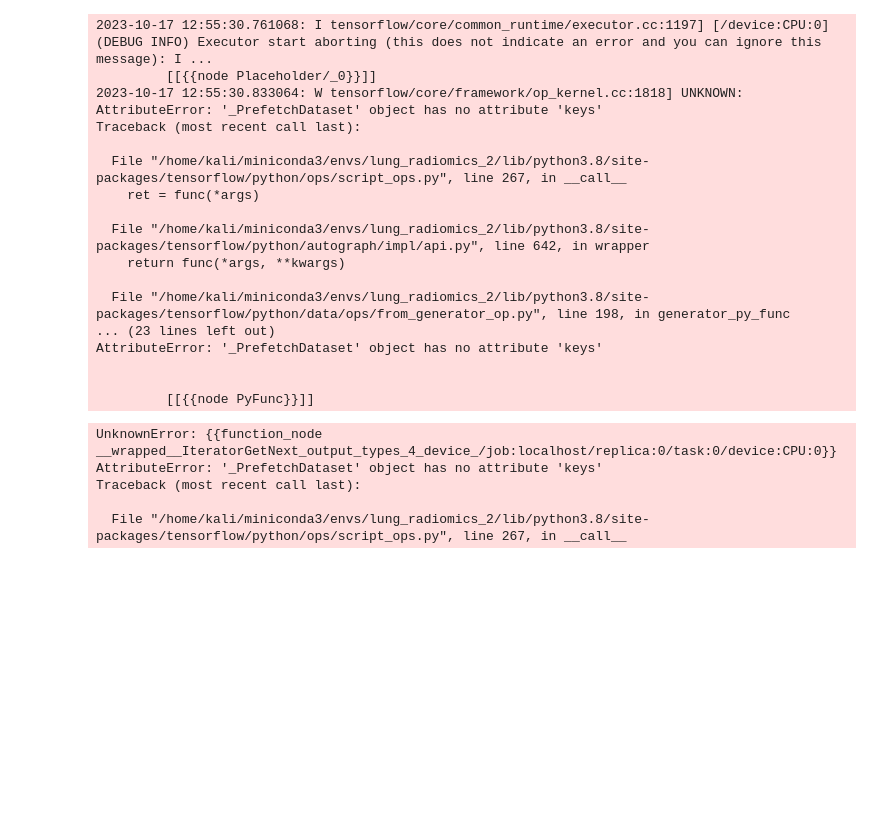
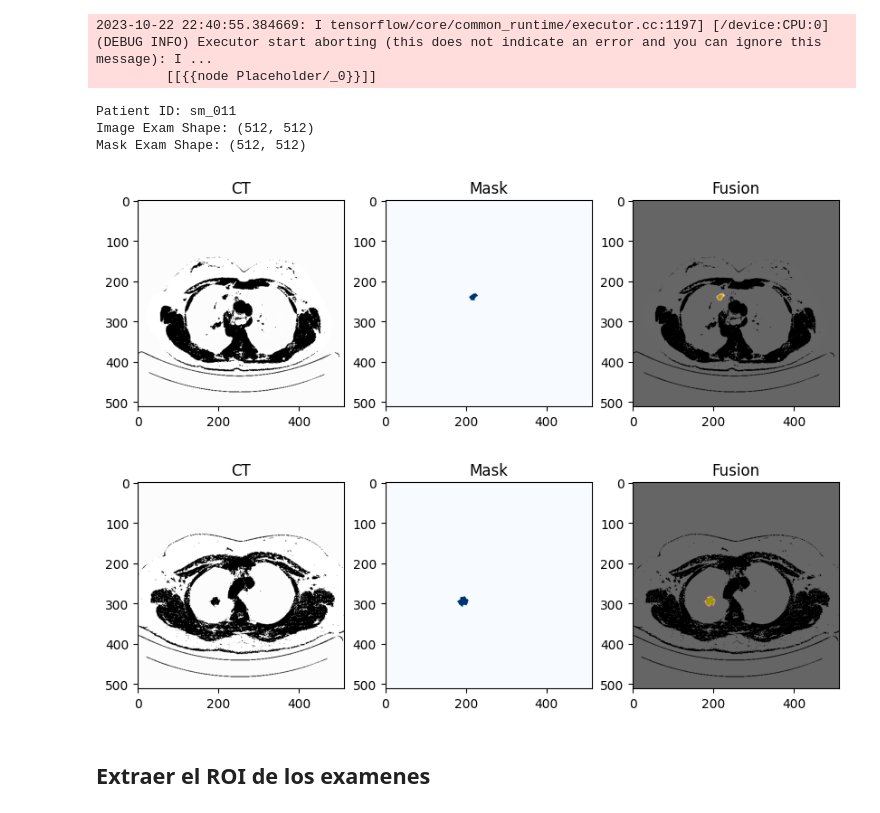
Before and after one commit to jmsaavedrar/pet_ct, a Jupyter notebook: santa_maria_ds/load_santamaria_ds_example.ipynb, the cells around one changed output. Saved outputs shown, nothing was run; the diff lists cells and outputs as text; code cells hidden in the pictures; blank space fills up the shorter version.

Commit message:
Terminando de implementar el dataset de stanford

```diff
--- a/santa_maria_ds/load_santamaria_ds_example.ipynb
+++ b/santa_maria_ds/load_santamaria_ds_example.ipynb
@@ -8,4 +20,7 @@ import random
 # %%
-# load the santa maria dataset, specifically the torax3d_1 partition. If you want to get another partition
-# replace with 'pet_01' or 'body_01'
-sample_dataset, info = tfds.load('santa_maria_dataset/torax3d_1', with_info=True)
+# se cargan los datos de santa maría y stanford
+# Para el ejemplo se cargan los datos de los exámenes torax3d, se puede reemplazar con 'pet' o 'body'
+
+sample_dataset, info = tfds.load('santa_maria_dataset/torax3d', with_info=True)
+#sample_dataset, info = tfds.load('santa_maria_dataset/pet', with_info=True)
+#sample_dataset, info = tfds.load('santa_maria_dataset/body', with_info=True)
@@ -83,25 +156,26 @@ def get_training_testing_sm_datasets(split_val=0.8, random_seed):
 # %%
 training_ds, testing_ds = get_training_testing_sm_datasets()
 
-training_stop = 0
-testing_stop = 0
+
 # Iterate through the training dataset
-for patient_id, img_exam, mask_exam, label in training_ds:
-    training_stop +=1
+img_exam_train, mask_exam_train = None, None
+img_exam_test, mask_exam_test = None, None
+for patient_id, img_exam_train, mask_exam_train, label in training_ds:
     print("Patient ID:", patient_id.numpy().decode('utf-8'))
-    print("Image Exam Shape:", img_exam.shape)
-    print("Mask Exam Shape:", mask_exam.shape)
+    print("Image Exam Shape:", img_exam_train.shape)
+    print("Mask Exam Shape:", mask_exam_train.shape)
     print("Label:", label.numpy())
+    break
 
-    if training_stop == 10:
-        break
 
 # Iterate through the testing dataset
-for patient_id, img_exam, mask_exam, label in testing_ds:
+for patient_id, img_exam_test, mask_exam_test, label in testing_ds:
     print("Patient ID:", patient_id.numpy().decode('utf-8'))
-    print("Image Exam Shape:", img_exam.shape)
-    print("Mask Exam Shape:", mask_exam.shape)
-    print("Label:", label.numpy())
-    testing_stop += 1
-    if testing_stop == 10: break
+    print("Image Exam Shape:", img_exam_test.shape)
+    print("Mask Exam Shape:", mask_exam_test.shape)
+    break
+
+
+visualizeImgMask(img_exam_train, mask_exam_train, pet=False)
+visualizeImgMask(img_exam_test, mask_exam_test, pet=False)
 # %% [output]
@@ -127,21 +188,9 @@ Label: 1
-2023-10-17 12:55:30.761068: I tensorflow/core/common_runtime/executor.cc:1197] [/device:CPU:0] (DEBUG INFO) Executor start aborting (this does not indicate an error and you can ignore this message): I ...
+2023-10-22 22:40:55.384669: I tensorflow/core/common_runtime/executor.cc:1197] [/device:CPU:0] (DEBUG INFO) Executor start aborting (this does not indicate an error and you can ignore this message): I ...
          [[{{node Placeholder/_0}}]]
-2023-10-17 12:55:30.833064: W tensorflow/core/framework/op_kernel.cc:1818] UNKNOWN: AttributeError: '_PrefetchDataset' object has no attribute 'keys'
-Traceback (most recent call last):
-
-  File "/home/kali/miniconda3/envs/lung_radiomics_2/lib/python3.8/site-packages/tensorflow/python/ops/script_ops.py", line 267, in __call__
-    ret = func(*args)
-
-  File "/home/kali/miniconda3/envs/lung_radiomics_2/lib/python3.8/site-packages/tensorflow/python/autograph/impl/api.py", line 642, in wrapper
-    return func(*args, **kwargs)
-
-  File "/home/kali/miniconda3/envs/lung_radiomics_2/lib/python3.8/site-packages/tensorflow/python/data/ops/from_generator_op.py", line 198, in generator_py_func
-... (23 lines left out)
-AttributeError: '_PrefetchDataset' object has no attribute 'keys'
-
-
-         [[{{node PyFunc}}]]
-UnknownError: {{function_node __wrapped__IteratorGetNext_output_types_4_device_/job:localhost/replica:0/task:0/device:CPU:0}} AttributeError: '_PrefetchDataset' object has no attribute 'keys'
-Traceback (most recent call last):
-
-  File "/home/kali/miniconda3/envs/lung_radiomics_2/lib/python3.8/site-packages/tensorflow/python/ops/script_ops.py", line 267, in __call__
+Patient ID: sm_011
+Image Exam Shape: (512, 512)
+Mask Exam Shape: (512, 512)
+[figure, added]
+[figure, added]
+# %% [markdown]
+## Extraer el ROI de los examenes
```
Also changed, not shown: parts of 10 cells of this notebook, 2 other files.
